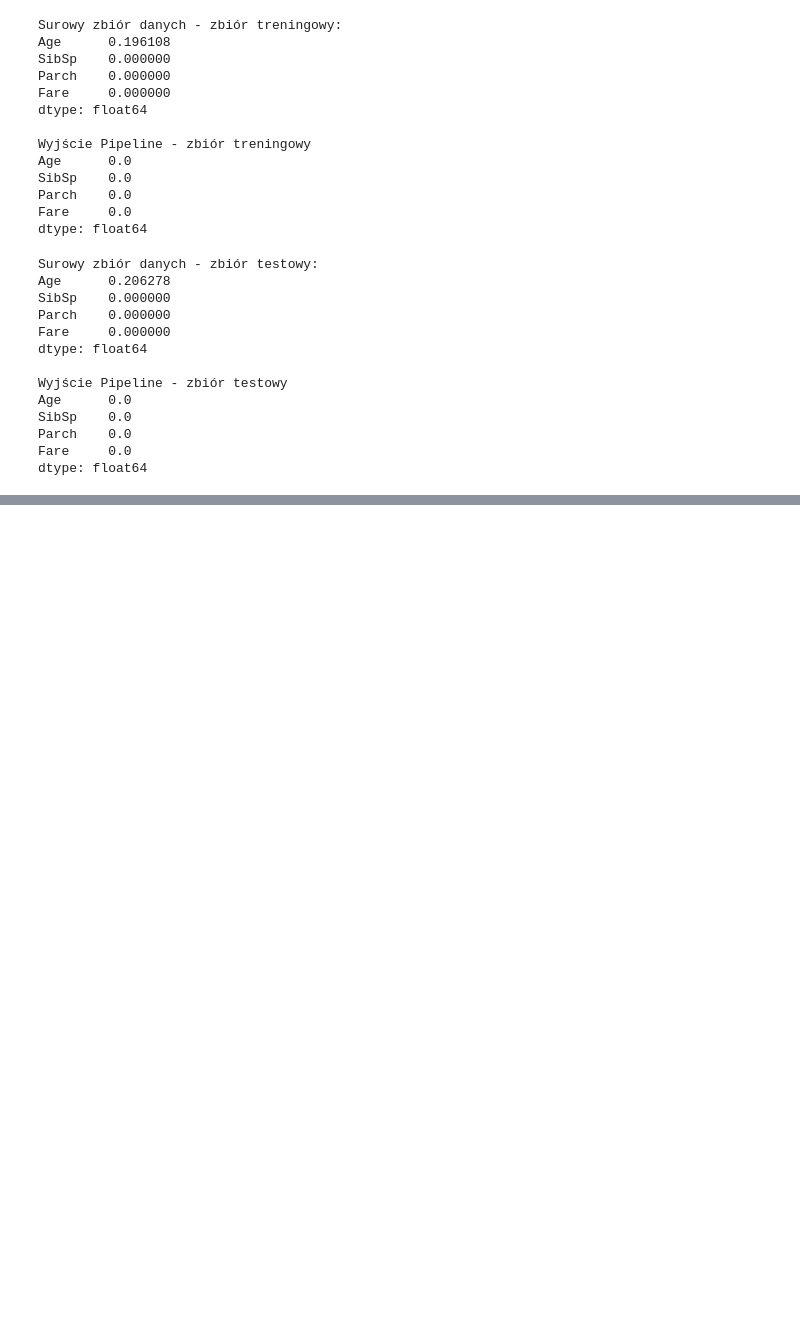
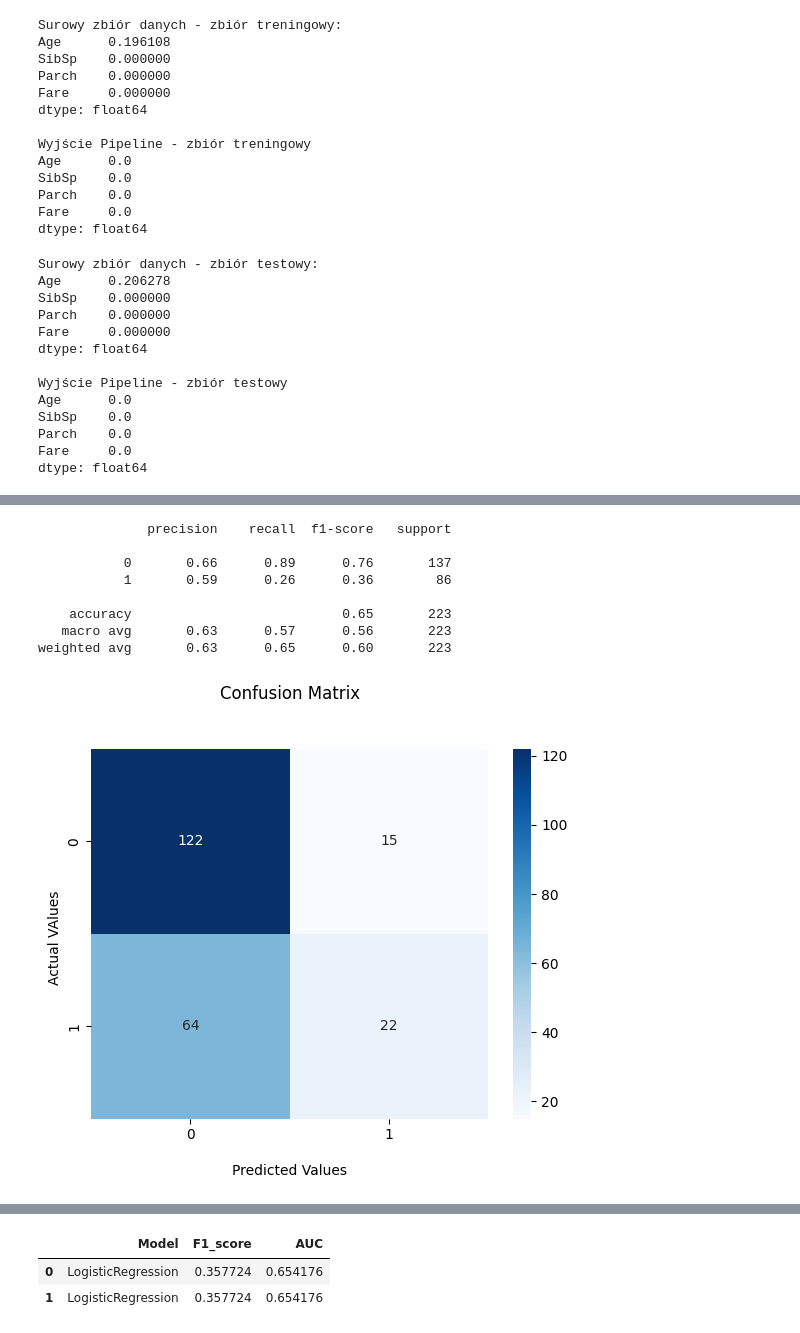
Before and after one commit to karolabramekkodilla/learning-git, a Jupyter notebook: 15.Pipelines/pipeline.ipynb, the cells around one changed output, grey strips where cells are left out. Cells and saved outputs as stored; diff of their text form; code cells hidden in the pictures; blank space fills up the shorter version.

```diff
--- a/15.Pipelines/pipeline.ipynb
+++ b/15.Pipelines/pipeline.ipynb
@@ -91,0 +120,15 @@ dtype: float64
+# %%
+transformer_filter_name = Filter_name(column='Name')
+display(X_train[['Name']])
+display(transformer_filter_name.fit_transform(X_train[['Name']]))
+
+cat_features = ['Name','Sex','Embarked']
+# przygotowanie wartości kategorycznych
+cat_preparation = Pipeline(steps=[
+    ('filter_name',Filter_name(column='Name'))
+])
+
+print('Przed')
+display(X_train[cat_features])
+print('Po')
+display(cat_preparation.fit_transform(X_train[cat_features]))
@@ -91,0 +190,9 @@ dtype: float64
+# %%
+# przygotowanie wartości kategorycznych
+cat_preparation = Pipeline(steps=[
+    ('filter_name', Filter_name(column='Name')),
+    ('fill_missings', SimpleImputer(strategy='most_frequent')),
+    ('encoder', OneHotEncoder(sparse_output=False, handle_unknown='ignore'))
+])
+print(cat_preparation.fit_transform(X_train[cat_features]))
+print(cat_preparation.fit_transform(X_train[cat_features]).shape)
@@ -91,0 +208,8 @@ dtype: float64
+# %%
+# transformer = wartości numeryczne oraz kategoryczne
+data_prep = ColumnTransformer(transformers=[
+    ('numeric_preprocessing', num_preparations, num_features),
+    ('categorical_preprocessing', cat_preparation, cat_features)
+])
+print(data_prep.fit_transform(X_train))
+data_prep.fit_transform(X_train).shape
@@ -91,0 +225,6 @@ dtype: float64
+# %%
+model_pipeline_v1 = Pipeline(steps=[
+    ('preprocessing', data_preparation),
+    ('model', LogisticRegression(max_iter=10000))
+])
+model_pipeline_v1.fit(X_train,y_train)
@@ -91,0 +239,13 @@ dtype: float64
+# %%
+from calculate_metrics import calculate_metrics
+calculate_metrics(model_pipeline_v1, 'LogisticRegression', X_test, y_test)
+# %% [output]
+              precision    recall  f1-score   support
+
+           0       0.66      0.89      0.76       137
+           1       0.59      0.26      0.36        86
+
+    accuracy                           0.65       223
+   macro avg       0.63      0.57      0.56       223
+weighted avg       0.63      0.65      0.60       223
+[figure, added]
@@ -91,0 +253,3 @@ dtype: float64
+|  | Model | F1_score | AUC |
+| 0 | LogisticRegression | 0.357724 | 0.654176 |
+| 1 | LogisticRegression | 0.357724 | 0.654176 |
```
Also changed, not shown: parts of 10 cells of this notebook, 11 other files.
